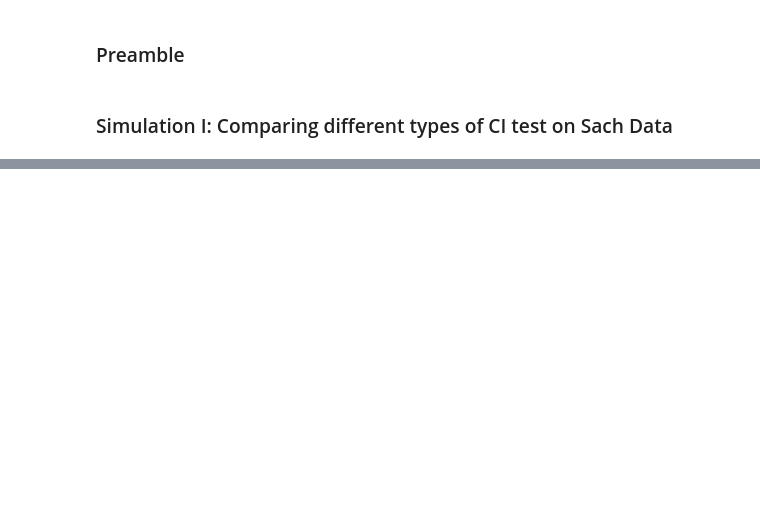
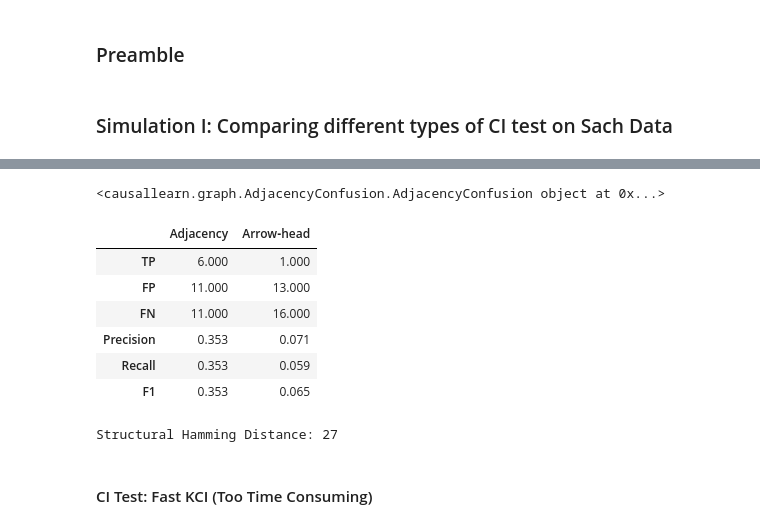
Before and after one commit to HK-Tan/Causal-Discovery-for-Financial-Applications, a Jupyter notebook: stats_256_notebook.ipynb, the cells around one changed output, grey strips where cells are left out. Saved outputs shown, nothing was run; the diff lists cells and outputs as text; code cells hidden in the pictures; blank space fills up the shorter version.

```diff
--- a/stats_256_notebook.ipynb
+++ b/stats_256_notebook.ipynb
@@ -157,0 +198,54 @@ shd = SHD(truth_cpdag, est).get_shd()
+# %%
+# For arrows
+
+est = cg_rcit.G
+truth_cpdag = txt2generalgraph("tests/TestData/bnlearn_discrete_10000/truth_dag_graph/sachs.graph.txt")
+
+adj   = AdjacencyConfusion(truth_cpdag, est)
+arrow = ArrowConfusion(truth_cpdag, est)
+
+print(adj)
+
+arrow_stats = {
+    "TP"       : arrow.get_arrows_tp(),
+    "FP"       : arrow.get_arrows_fp(),
+    "FN"       : arrow.get_arrows_fn(),
+    #"TN"       : arrow.get_arrows_tn(),
+    "Precision": round(arrow.get_arrows_precision(), 3),
+    "Recall"   : round(arrow.get_arrows_recall(),    3),
+    "F1"       : round(arrow.get_arrows_f1(),        3),
+}
+
+adj_stats = {
+    "TP"       : adj.get_adj_tp(),
+    "FP"       : adj.get_adj_fp(),
+    "FN"       : adj.get_adj_fn(),
+    #"TN"       : adj.get_adj_tn(),
+    "Precision": round(adj.get_adj_precision(), 3),
+    "Recall"   : round(adj.get_adj_recall(),    3),
+    "F1"       : round(adj.get_adj_f1(),        3),
+}
+
+df = pd.DataFrame(
+    [adj_stats, arrow_stats],
+    index=["Adjacency", "Arrow‑head"]
+).T
+
+#display(df.style.set_sticky())
+display(df)
+
+# Structural Hamming Distance
+shd = SHD(truth_cpdag, est).get_shd()
+print("Structural Hamming Distance:", shd)
+# %% [output]
+<causallearn.graph.AdjacencyConfusion.AdjacencyConfusion object at 0x...>
+|  | Adjacency | Arrow‑head |
+| TP | 6.000 | 1.000 |
+| FP | 11.000 | 13.000 |
+| FN | 11.000 | 16.000 |
+| Precision | 0.353 | 0.071 |
+| Recall | 0.353 | 0.059 |
+| F1 | 0.353 | 0.065 |
+Structural Hamming Distance: 27
+# %% [markdown]
+#### CI Test: Fast KCI (Too Time Consuming)
```
Also changed, not shown: parts of 10 cells of this notebook, 7 other files.
